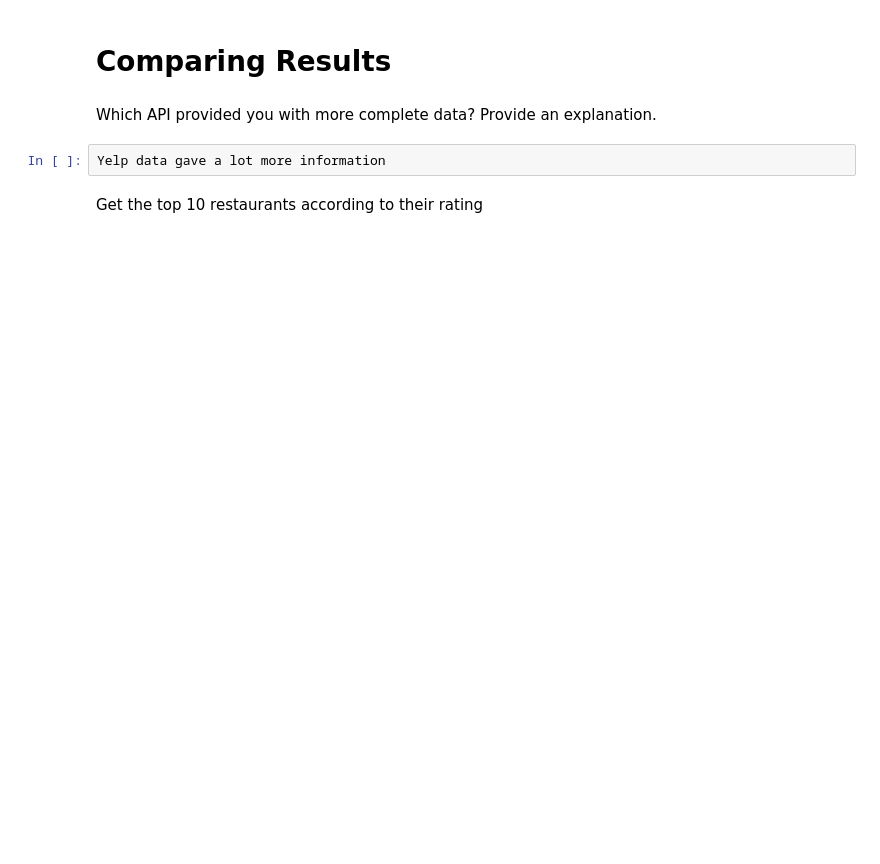
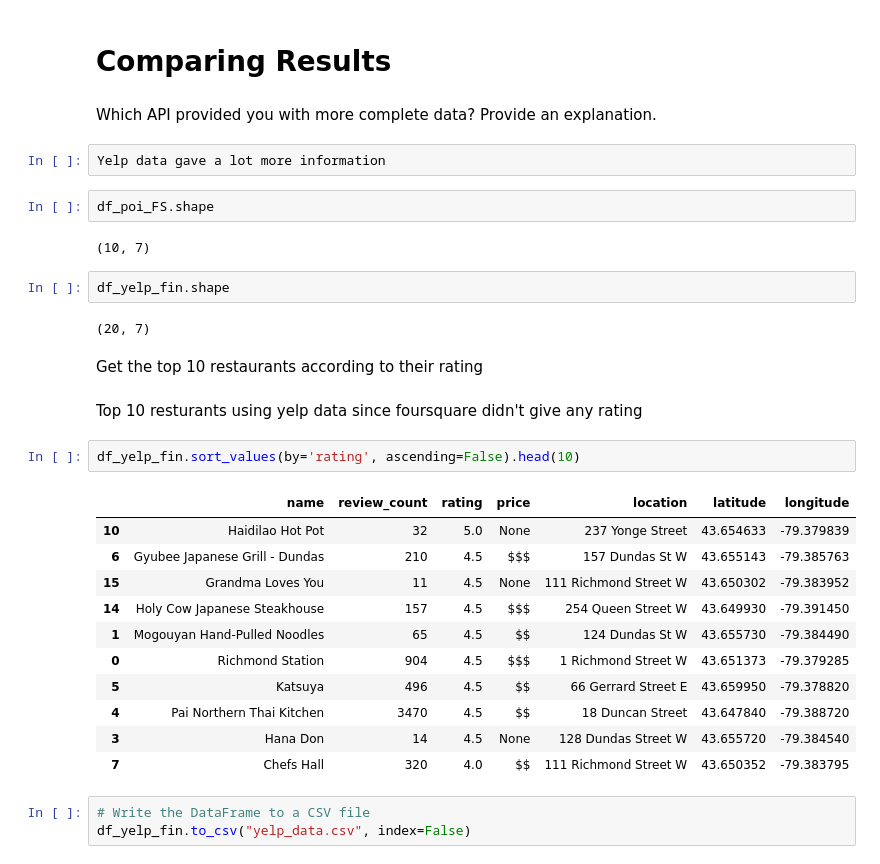
Before and after one commit to Ceeyhub/Statistical-Modelling-Project, a Jupyter notebook: notebooks/yelp_foursquare_EDA.ipynb, the cells around one changed output. Saved outputs shown, nothing was run; the diff lists cells and outputs as text; blank space fills up the shorter version.

```diff
--- a/notebooks/yelp_foursquare_EDA.ipynb
+++ b/notebooks/yelp_foursquare_EDA.ipynb
@@ -197,5 +229,32 @@ KeyError: 'businesses'
 Which API provided you with more complete data? Provide an explanation.
 # %%
 Yelp data gave a lot more information
+# %%
+df_poi_FS.shape
+# %% [output]
+(10, 7)
+# %%
+df_yelp_fin.shape
+# %% [output]
+(20, 7)
 # %% [markdown]
 Get the top 10 restaurants according to their rating
+# %% [markdown]
+Top 10 resturants using yelp data since foursquare didn't give any rating
+# %%
+df_yelp_fin.sort_values(by='rating', ascending=False).head(10)
+# %% [output]
+|  | name | review_count | rating | price | location | latitude | longitude |
+| 10 | Haidilao Hot Pot | 32 | 5.0 | None | 237 Yonge Street | 43.654633 | -79.379839 |
+| 6 | Gyubee Japanese Grill - Dundas | 210 | 4.5 | $$$ | 157 Dundas St W | 43.655143 | -79.385763 |
+| 15 | Grandma Loves You | 11 | 4.5 | None | 111 Richmond Street W | 43.650302 | -79.383952 |
+| 14 | Holy Cow Japanese Steakhouse | 157 | 4.5 | $$$ | 254 Queen Street W | 43.649930 | -79.391450 |
+| 1 | Mogouyan Hand-Pulled Noodles | 65 | 4.5 | $$ | 124 Dundas St W | 43.655730 | -79.384490 |
+| 0 | Richmond Station | 904 | 4.5 | $$$ | 1 Richmond Street W | 43.651373 | -79.379285 |
+| 5 | Katsuya | 496 | 4.5 | $$ | 66 Gerrard Street E | 43.659950 | -79.378820 |
+| 4 | Pai Northern Thai Kitchen | 3470 | 4.5 | $$ | 18 Duncan Street | 43.647840 | -79.388720 |
+| 3 | Hana Don | 14 | 4.5 | None | 128 Dundas Street W | 43.655720 | -79.384540 |
+| 7 | Chefs Hall | 320 | 4.0 | $$ | 111 Richmond Street W | 43.650352 | -79.383795 |
+# %%
+# Write the DataFrame to a CSV file
+df_yelp_fin.to_csv("yelp_data.csv", index=False)
```
Also changed, not shown: parts of 20 cells of this notebook, 7 other files.
